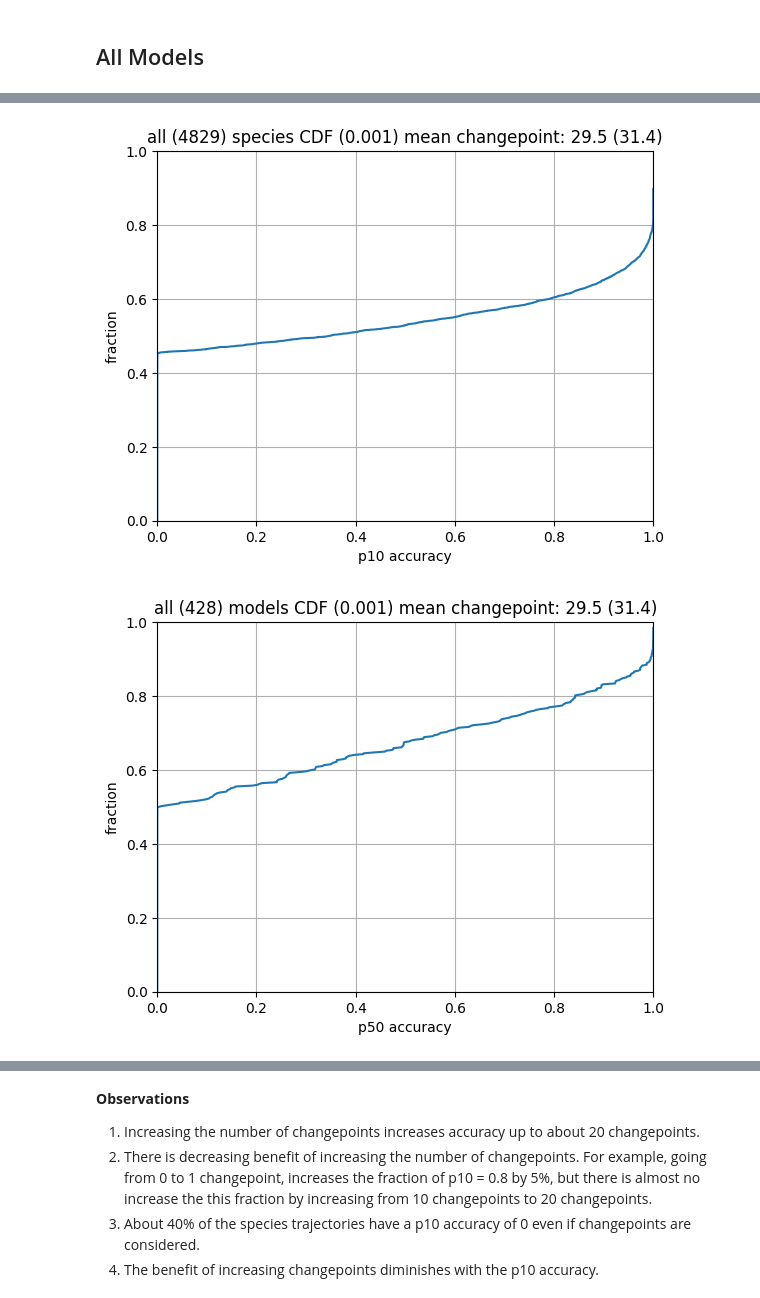
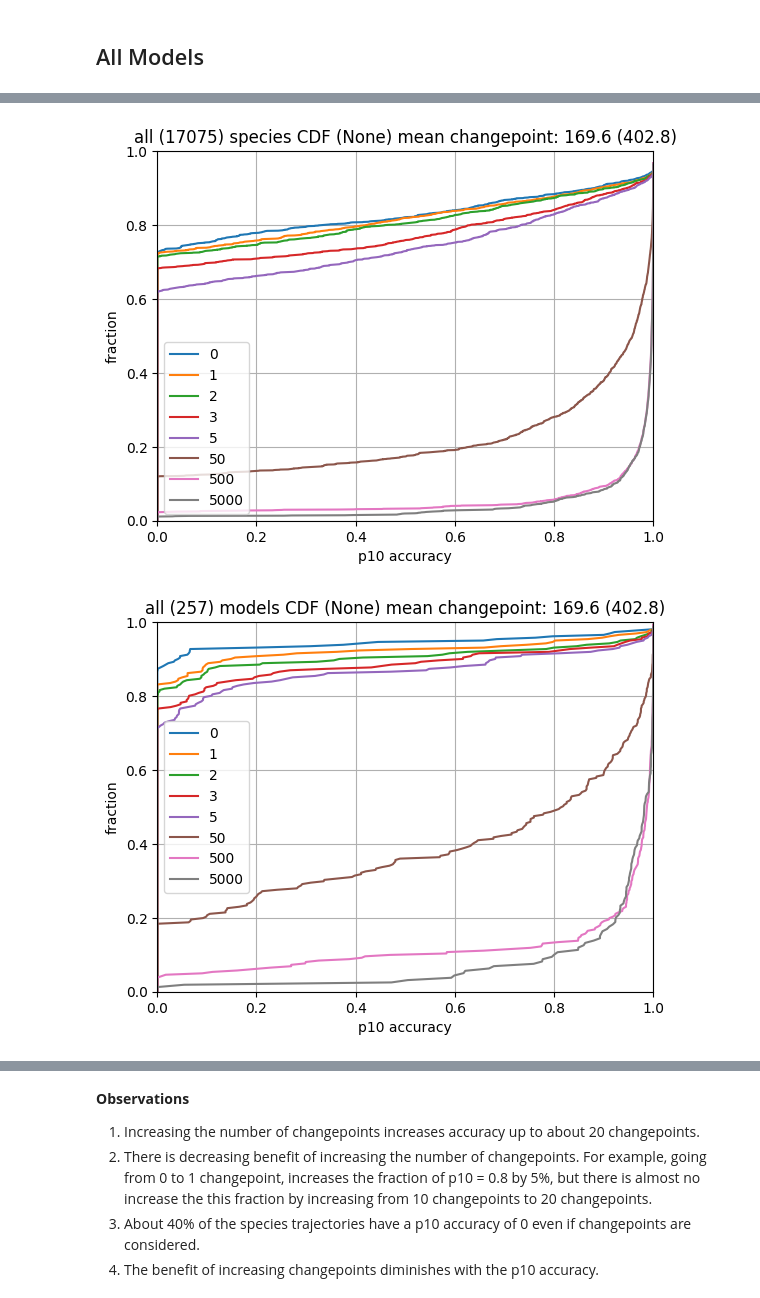
Before and after one commit to ModelEngineering/linearity_analysis, a Jupyter notebook: notebooks/piecewise_predictions.ipynb, the cells around one changed output, grey strips where cells are left out. Saved outputs shown, nothing was run; the diff lists cells and outputs as text; code cells hidden in the pictures.

```diff
--- a/notebooks/piecewise_predictions.ipynb
+++ b/notebooks/piecewise_predictions.ipynb
@@ -130,20 +194,3 @@ Text(0.5, 1.0, 'CDF of Species by Model Size')
 # CDFs
 # %% [markdown]
 ## All Models
-# %%
-def getColumn(df: pd.DataFrame, col: str = "a80",  is_species: bool = True, max_changepoint: int = 10,
-        is_oscillation: bool = True) -> pd.Series:
-    if is_species:
-        result_df = df[df[cn.COL_AGGREGATION_TYPE] != cn.COL_AGGREGATION_TYPE_MODEL]
-    else:
-        result_df = df[df[cn.COL_AGGREGATION_TYPE] == cn.COL_AGGREGATION_TYPE_MODEL]
-    result_df = result_df[result_df[cn.COL_MAX_CHANGEPOINT] == max_changepoint]
-    # Handle oscillations
-    if not is_oscillation:
-        pass
-
-    return result_df[col]
-
-# Tests
-ser = getColumn(DF)
-ser
@@ -152,53 +214,60 @@ Series([], Name: a80, dtype: float64)
 # %%
-def plotCDF(coefficient_threshold: float = 0.001, max_changepoints=[100], is_species: bool = True, col="p10",
-        is_non_oscillating: Optional[bool] = None) -> pd.DataFrame:
+def plotCDF(coefficient_threshold: Optional[float] = None,
+            max_changepoints : Optional[List[int]] = None,
+            is_species: bool = True,
+            col="p10",
+            is_non_oscillating: Optional[bool] = None,
+            max_fractional_reduction: Optional[float] = None) -> pd.DataFrame:
     # Construct the dataframe to process
+    max_changepoint : Optional[int] = None
+    if (max_changepoints is not None) and len(max_changepoints) == 1:
+        max_changepoint = max_changepoints[0]
+    df = getPredictionDF(max_changepoint=max_changepoint, coefficient_threshold=coefficient_threshold,
+        max_fractional_reduction=max_fractional_reduction)
     #path = os.path.join(cn.DATA_DIR, f"piecewise_predictions_{coefficient_threshold}_noremoval.csv")
-    path = os.path.join(cn.DATA_DIR, f"piecewise_predictions.csv")
-    df = pd.read_csv(path)
-    df["key"] = NONOSCILLATION_DF[cn.COL_SYSTEM_ID] + "_" + NONOSCILLATION_DF[cn.COL_SPECIES_NAME]
-    if is_non_oscillating is not None:
-        df["key"] = NONOSCILLATION_DF[cn.COL_SYSTEM_ID] + "_" + NONOSCILLATION_DF[cn.COL_SPECIES_NAME]
-        #
-        sel = df["key"].isin(NONOSCILLATION_DF["key"].unique())
-        if is_non_oscillating:
-            df = df[sel]
-        else:
-            df = df[~sel]
+    #path = os.path.join(cn.DATA_DIR, f"piecewise_predictions.csv")
+    #df = pd.read_csv(path)
+#    df["key"] = NONOSCILLATION_DF[cn.COL_SYSTEM_ID] + "_" + NONOSCILLATION_DF[cn.COL_SPECIES_NAME]
+#    if is_non_oscillating is not None:
+#        df["key"] = NONOSCILLATION_DF[cn.COL_SYSTEM_ID] + "_" + NONOSCILLATION_DF[cn.COL_SPECIES_NAME]
+#        #
+#        sel = df["key"].isin(NONOSCILLATION_DF["key"].unique())
+#        if is_non_oscillating:
+#            df = df[sel]
+#        else:
+#            df = df[~sel]
     #
-    dct = {c: getColumn(df, col=col, max_changepoint = c, is_species=is_species) for c in max_changepoints}
+    obs_max_changepoints = df["max_changepoint"].unique()
+    dct = {c: getColumn(df, col=col, max_changepoint = c, is_species=is_species) for c in obs_max_changepoints}
     for key, value in dct.items():
         Score.plotCDFArray(value)
     ax = plt.gca()
-    #ax.legend([str(c) for c in max_changepoints])
+    ax.legend([str(c) for c in obs_max_changepoints])
     ax.set_xlabel(col + " accuracy")
     qualifier1 = "species" if is_species else "models"
-    model_sel = (df[cn.COL_AGGREGATION_TYPE] == "model") & (df[cn.COL_MAX_CHANGEPOINT] == max_changepoints[0])
-    species_sel = (df[cn.COL_AGGREGATION_TYPE] != "model") & (df[cn.COL_MAX_CHANGEPOINT] == max_changepoints[0])
-    species_length = np.sum(species_sel)
-    model_length = np.sum(model_sel)
     model_length = len(df[cn.COL_SYSTEM_ID].unique())
+    species_length = len(df) - model_length
     if is_species:
         length = species_length
     else:
         length = model_length
     if is_non_oscillating is None:
         qualifier2 = "all"
     else:
         qualifier2 = "non-oscillating" if is_non_oscillating else "oscillating"
     mean_num_changepoint = round(df[cn.COL_NUM_CHANGEPOINT].mean(), 1)
     std_num_changepoint = round(df[cn.COL_NUM_CHANGEPOINT].std(), 1)
     ax.set_title(f"{qualifier2} ({length}) {qualifier1} CDF ({coefficient_threshold}) mean changepoint: {mean_num_changepoint} ({std_num_changepoint})")
     #
     return df
 
-DF = plotCDF(coefficient_threshold=0.001, is_species=True)
+DF = plotCDF(max_changepoints=[-1], is_species=True)
 # %% [output]
-[figure, old version]
+[figure, new version]
 # %%
-_ = plotCDF(coefficient_threshold=0.001, is_species=False, col="p50")
+_ = plotCDF(max_changepoints=[-1], is_species=False)
 # %% [output]
-[figure, old version]
+[figure, new version]
 # %%
 col = "p50"
 df = DF [DF[cn.COL_AGGREGATION_TYPE] == "model"]
```
Also changed, not shown: parts of 11 cells of this notebook, 8 other files.
